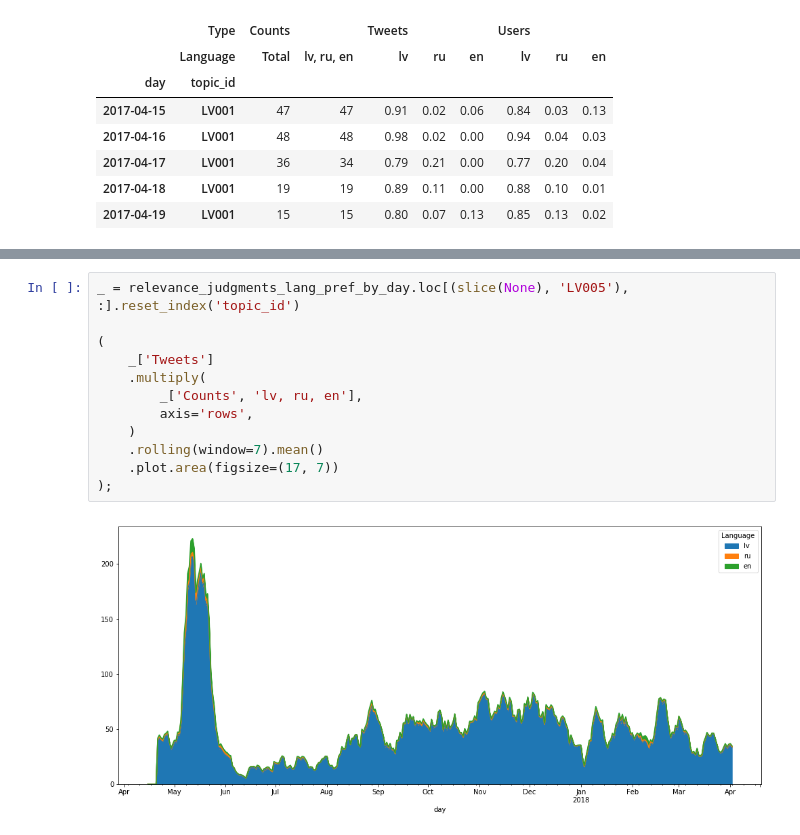
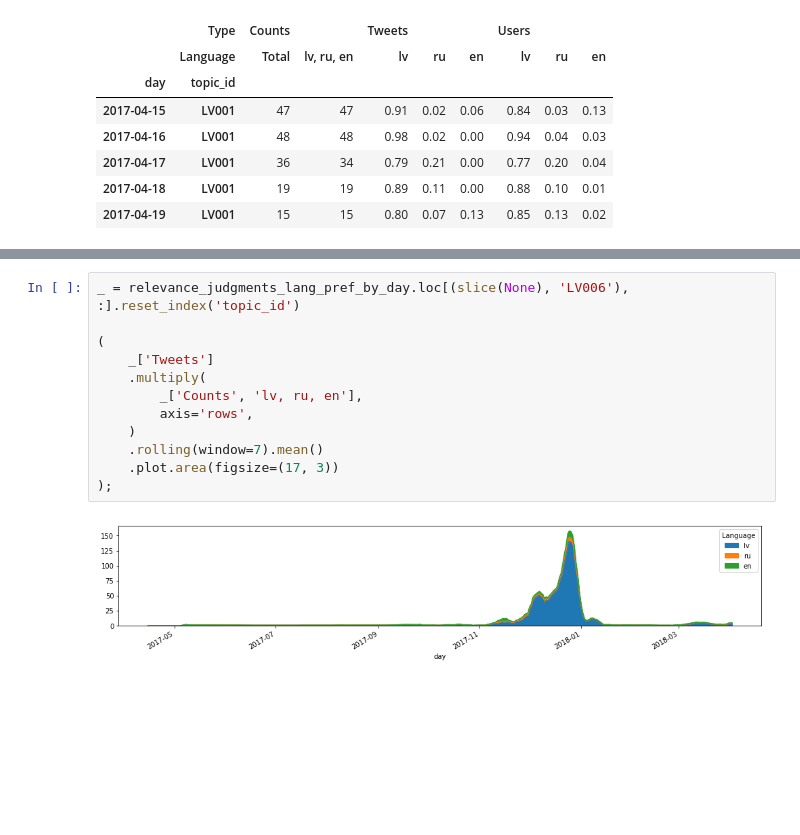
Before and after one commit to dimazest/2018-lv2, a Jupyter notebook: supplement/notebook.ipynb, the cells around one changed output, grey strips where cells are left out. Cells and saved outputs as stored; diff of their text form; blank space fills up the shorter version.

```diff
--- a/supplement/notebook.ipynb
+++ b/supplement/notebook.ipynb
@@ -178,15 +186,15 @@ sns.lmplot(
 # %%
-_ = relevance_judgments_lang_pref_by_day.loc[(slice(None), 'LV005'), :].reset_index('topic_id')
+_ = relevance_judgments_lang_pref_by_day.loc[(slice(None), 'LV006'), :].reset_index('topic_id')
 
 (
     _['Tweets']
     .multiply(
         _['Counts', 'lv, ru, en'],
         axis='rows',
     )
     .rolling(window=7).mean()
-    .plot.area(figsize=(17, 7))
+    .plot.area(figsize=(17, 3))
 );
 # %% [output]
-[figure, old version]
+[figure, new version]
 # %%
```
Also changed, not shown: parts of 16 cells of this notebook, 2 other files.
